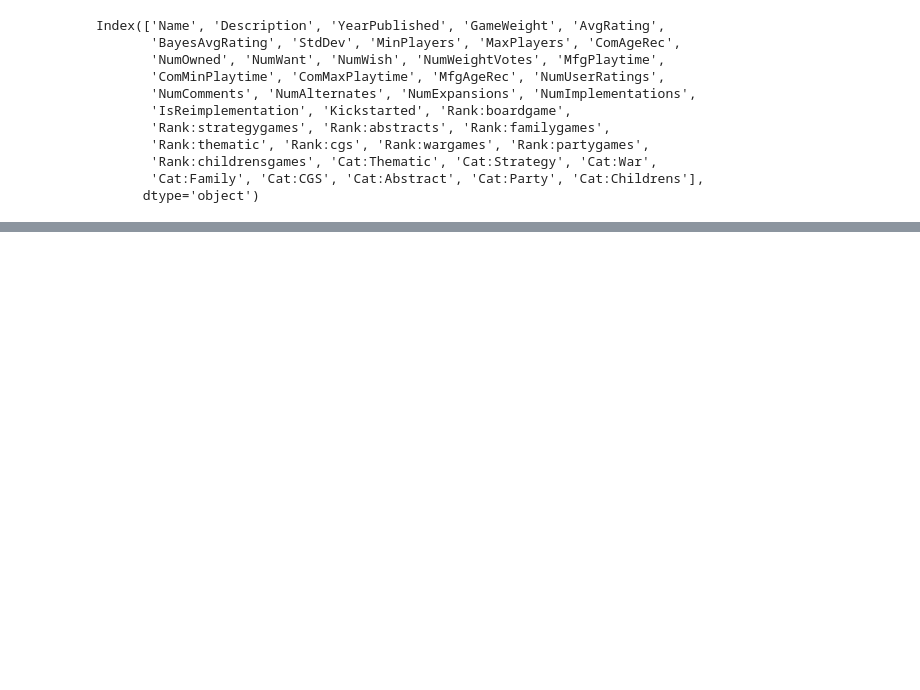
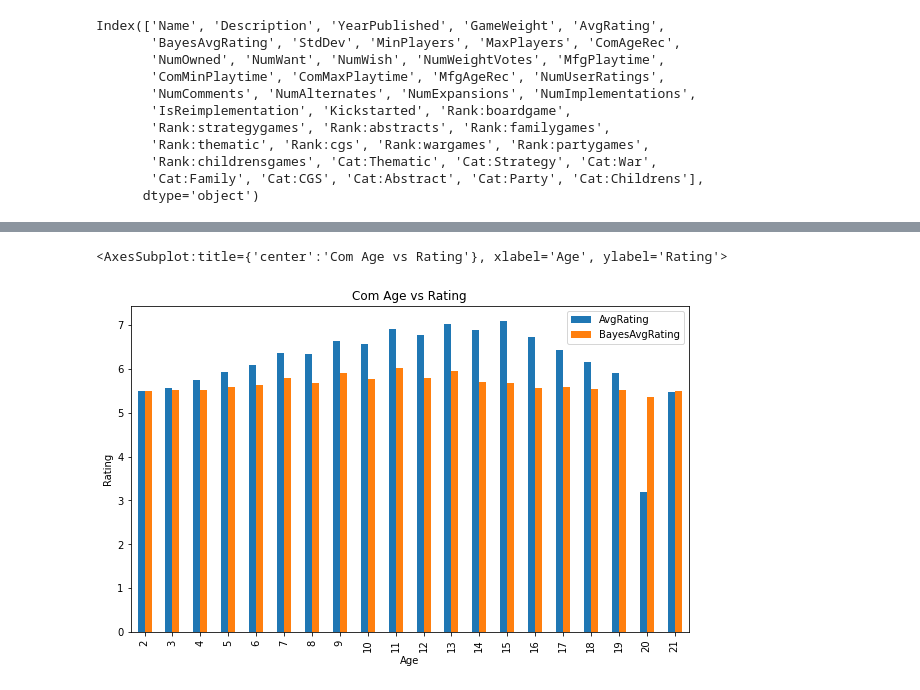
Before and after one commit to XiaoleiDu/ECE143-Group1-WI22, a Jupyter notebook: notebooks/visualization.ipynb, the cells around one changed output, grey strips where cells are left out. Cells and saved outputs as stored; diff of their text form; code cells hidden in the pictures; blank space fills up the shorter version.

```diff
--- a/notebooks/visualization.ipynb
+++ b/notebooks/visualization.ipynb
@@ -64,0 +66,8 @@ games_df.hist(column=popularity_metrics, by='ComMfgChange', bins=100)
+# %%
+df = games_df.groupby('ComAgeRec2').mean()
+df[['AvgRating','BayesAvgRating']].plot.bar(xlabel='Age',
+                                           ylabel='Rating',
+                                           title='Com Age vs Rating')
+# %% [output]
+<AxesSubplot:title={'center':'Com Age vs Rating'}, xlabel='Age', ylabel='Rating'>
+[figure, added]
```
Also changed, not shown: parts of 19 cells of this notebook.
